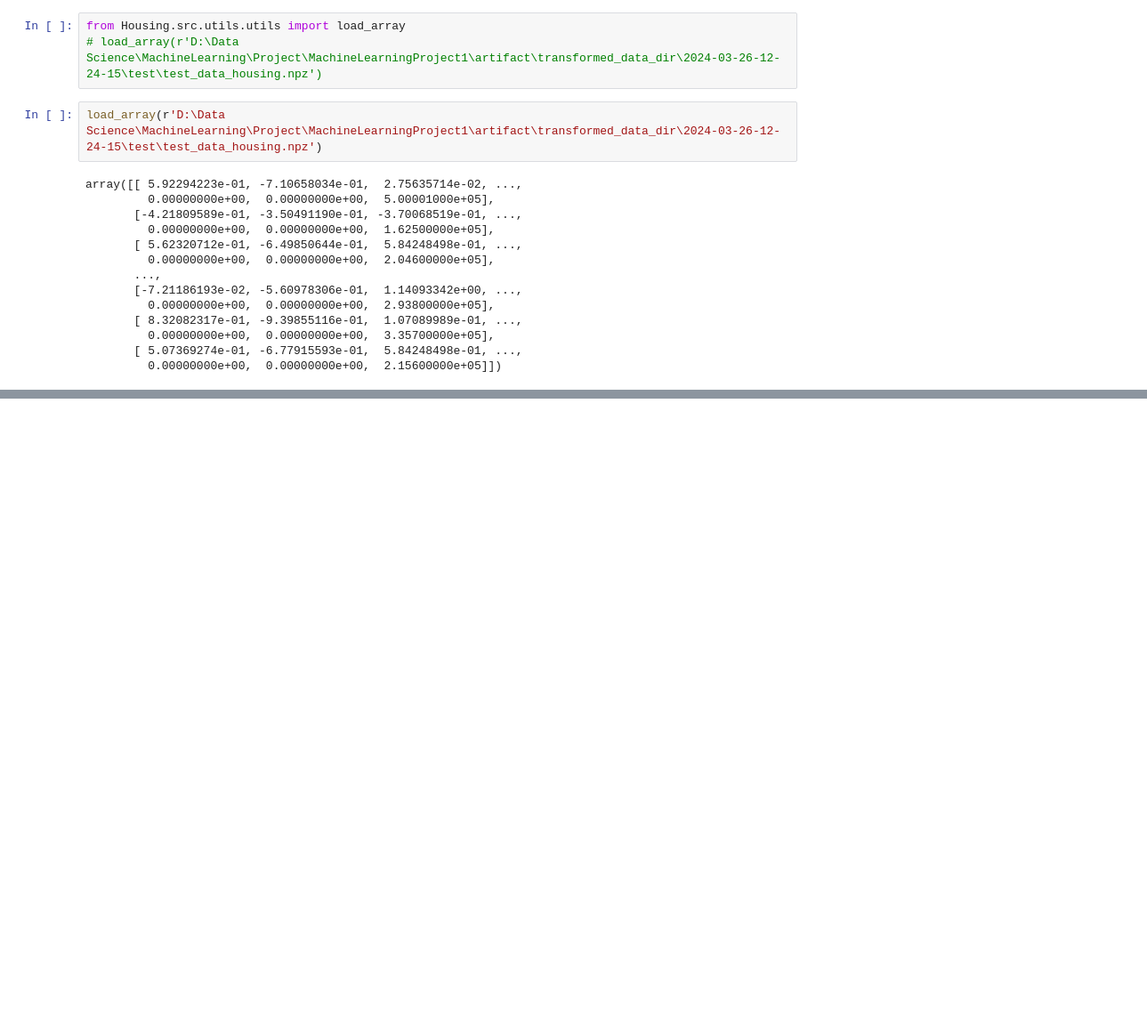
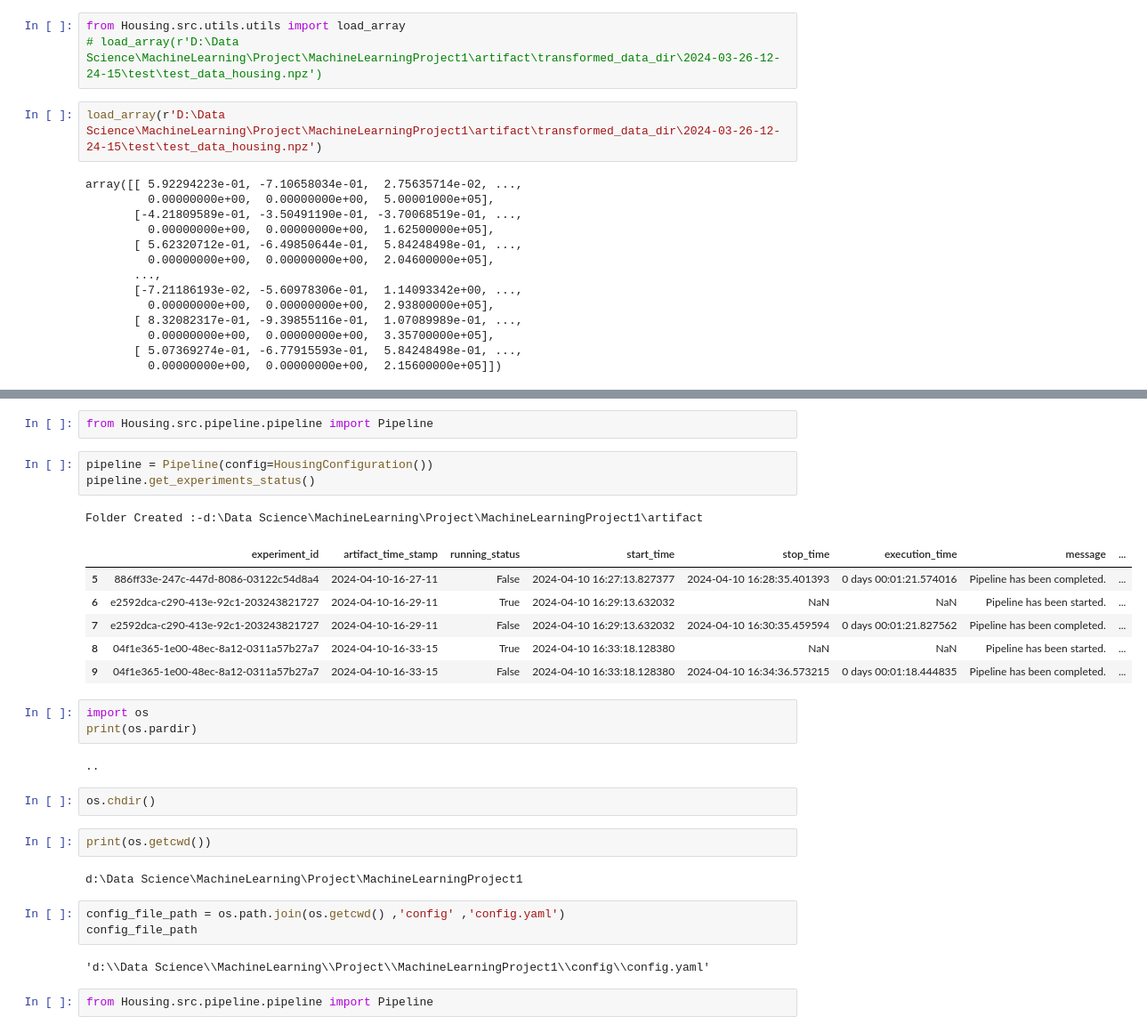
Before and after one commit to pramodkhavare/MachineLearningProject1, a Jupyter notebook: code.ipynb, the cells around one changed output, grey strips where cells are left out. Shown: that part at 89% size. Saved outputs shown, nothing was run; the diff lists cells and outputs as text; blank space fills up the shorter version.

```diff
--- a/code.ipynb
+++ b/code.ipynb
@@ -642,0 +890,31 @@ array([[ 5.92294223e-01, -7.10658034e-01,  2.75635714e-02, ...,
+# %%
+from Housing.src.pipeline.pipeline import Pipeline
+# %%
+pipeline = Pipeline(config=HousingConfiguration())
+pipeline.get_experiments_status()
+# %% [output]
+Folder Created :-d:\Data Science\MachineLearning\Project\MachineLearningProject1\artifact
+|  | experiment_id | artifact_time_stamp | running_status | start_time | stop_time | execution_time | message | ... |
+| 5 | 886ff33e-247c-447d-8086-03122c54d8a4 | 2024-04-10-16-27-11 | False | 2024-04-10 16:27:13.827377 | 2024-04-10 16:28:35.401393 | 0 days 00:01:21.574016 | Pipeline has been completed. | ... |
+| 6 | e2592dca-c290-413e-92c1-203243821727 | 2024-04-10-16-29-11 | True | 2024-04-10 16:29:13.632032 | NaN | NaN | Pipeline has been started. | ... |
+| 7 | e2592dca-c290-413e-92c1-203243821727 | 2024-04-10-16-29-11 | False | 2024-04-10 16:29:13.632032 | 2024-04-10 16:30:35.459594 | 0 days 00:01:21.827562 | Pipeline has been completed. | ... |
+| 8 | 04f1e365-1e00-48ec-8a12-0311a57b27a7 | 2024-04-10-16-33-15 | True | 2024-04-10 16:33:18.128380 | NaN | NaN | Pipeline has been started. | ... |
+| 9 | 04f1e365-1e00-48ec-8a12-0311a57b27a7 | 2024-04-10-16-33-15 | False | 2024-04-10 16:33:18.128380 | 2024-04-10 16:34:36.573215 | 0 days 00:01:18.444835 | Pipeline has been completed. | ... |
+# %%
+import os
+print(os.pardir)
+# %% [output]
+..
+# %%
+os.chdir()
+# %%
+print(os.getcwd())
+# %% [output]
+d:\Data Science\MachineLearning\Project\MachineLearningProject1
+# %%
+config_file_path = os.path.join(os.getcwd() ,'config' ,'config.yaml')
+config_file_path
+# %% [output]
+'d:\\Data Science\\MachineLearning\\Project\\MachineLearningProject1\\config\\config.yaml'
+# %%
+from Housing.src.pipeline.pipeline import Pipeline
```
Also changed, not shown: parts of 57 cells of this notebook, 31 other files.
